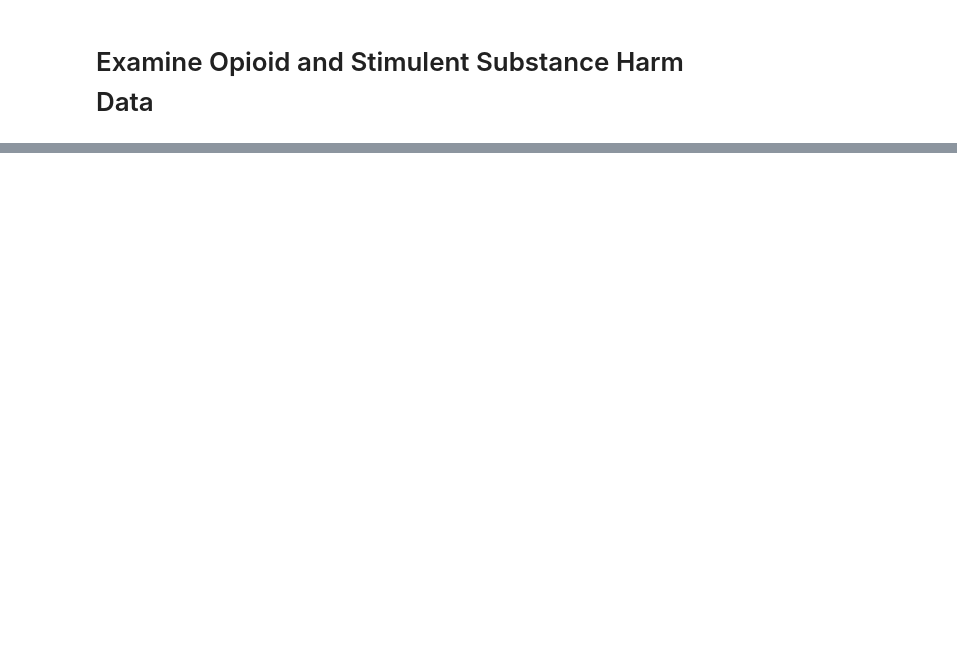
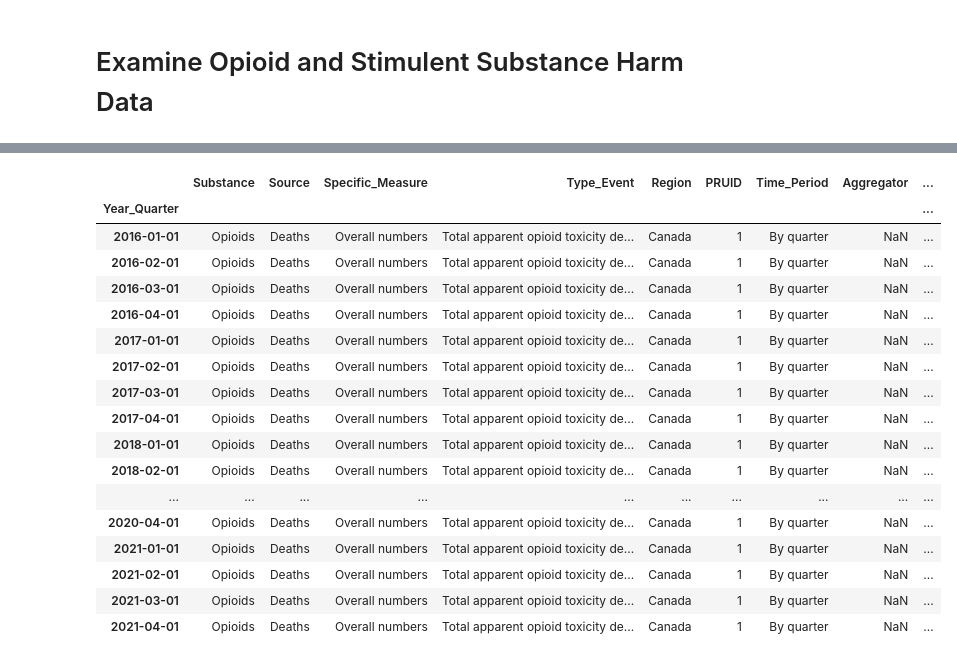
Before and after one commit to bempt/Opioids-in-Canada-EDA, a Jupyter notebook: eda.ipynb, the cells around one changed output, grey strips where cells are left out. Drawn from its saved outputs; the diff is of its cells as text; code cells hidden in the pictures; blank space fills up the shorter version.

```diff
--- a/eda.ipynb
+++ b/eda.ipynb
@@ -118,0 +278,25 @@ print(len(df_can_stats['Province name'].value_counts()))
+# %%
+# set 'Year_Quarter' as index
+can_deaths_by_quarter.set_index('Year_Quarter', inplace=True)
+# sort by index
+can_deaths_by_quarter.sort_index(inplace=True)
+can_deaths_by_quarter
+# %% [output]
+|  | Substance | Source | Specific_Measure | Type_Event | Region | PRUID | Time_Period | Aggregator | ... |
+| Year_Quarter |  |  |  |  |  |  |  |  | ... |
+| 2016-01-01 | Opioids | Deaths | Overall numbers | Total apparent opioid toxicity de... | Canada | 1 | By quarter | NaN | ... |
+| 2016-02-01 | Opioids | Deaths | Overall numbers | Total apparent opioid toxicity de... | Canada | 1 | By quarter | NaN | ... |
+| 2016-03-01 | Opioids | Deaths | Overall numbers | Total apparent opioid toxicity de... | Canada | 1 | By quarter | NaN | ... |
+| 2016-04-01 | Opioids | Deaths | Overall numbers | Total apparent opioid toxicity de... | Canada | 1 | By quarter | NaN | ... |
+| 2017-01-01 | Opioids | Deaths | Overall numbers | Total apparent opioid toxicity de... | Canada | 1 | By quarter | NaN | ... |
+| 2017-02-01 | Opioids | Deaths | Overall numbers | Total apparent opioid toxicity de... | Canada | 1 | By quarter | NaN | ... |
+| 2017-03-01 | Opioids | Deaths | Overall numbers | Total apparent opioid toxicity de... | Canada | 1 | By quarter | NaN | ... |
+| 2017-04-01 | Opioids | Deaths | Overall numbers | Total apparent opioid toxicity de... | Canada | 1 | By quarter | NaN | ... |
+| 2018-01-01 | Opioids | Deaths | Overall numbers | Total apparent opioid toxicity de... | Canada | 1 | By quarter | NaN | ... |
+| 2018-02-01 | Opioids | Deaths | Overall numbers | Total apparent opioid toxicity de... | Canada | 1 | By quarter | NaN | ... |
+| ... | ... | ... | ... | ... | ... | ... | ... | ... | ... |
+| 2020-04-01 | Opioids | Deaths | Overall numbers | Total apparent opioid toxicity de... | Canada | 1 | By quarter | NaN | ... |
+| 2021-01-01 | Opioids | Deaths | Overall numbers | Total apparent opioid toxicity de... | Canada | 1 | By quarter | NaN | ... |
+| 2021-02-01 | Opioids | Deaths | Overall numbers | Total apparent opioid toxicity de... | Canada | 1 | By quarter | NaN | ... |
+| 2021-03-01 | Opioids | Deaths | Overall numbers | Total apparent opioid toxicity de... | Canada | 1 | By quarter | NaN | ... |
+| 2021-04-01 | Opioids | Deaths | Overall numbers | Total apparent opioid toxicity de... | Canada | 1 | By quarter | NaN | ... |
```
Also changed, not shown: parts of 16 cells of this notebook.
